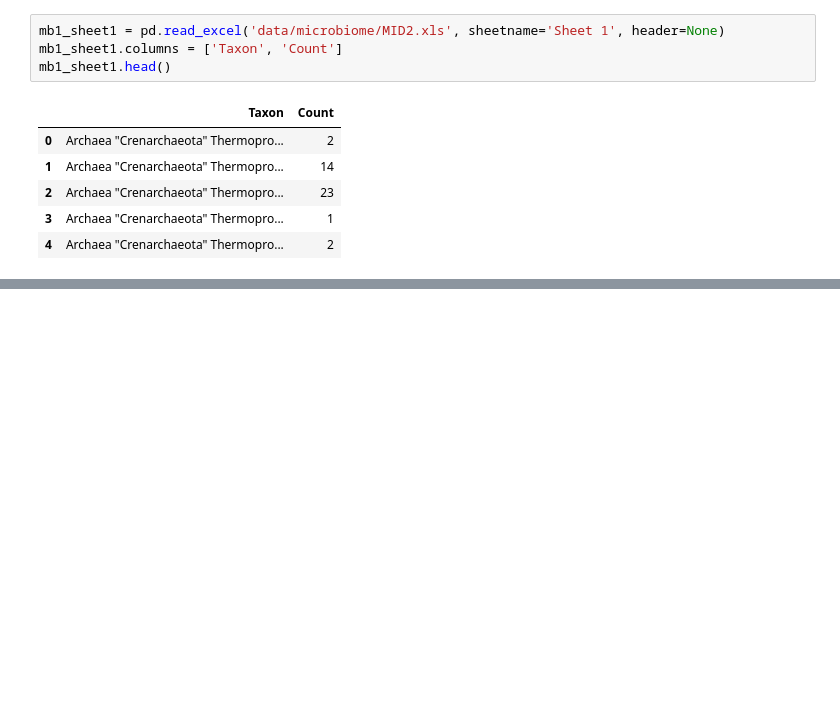
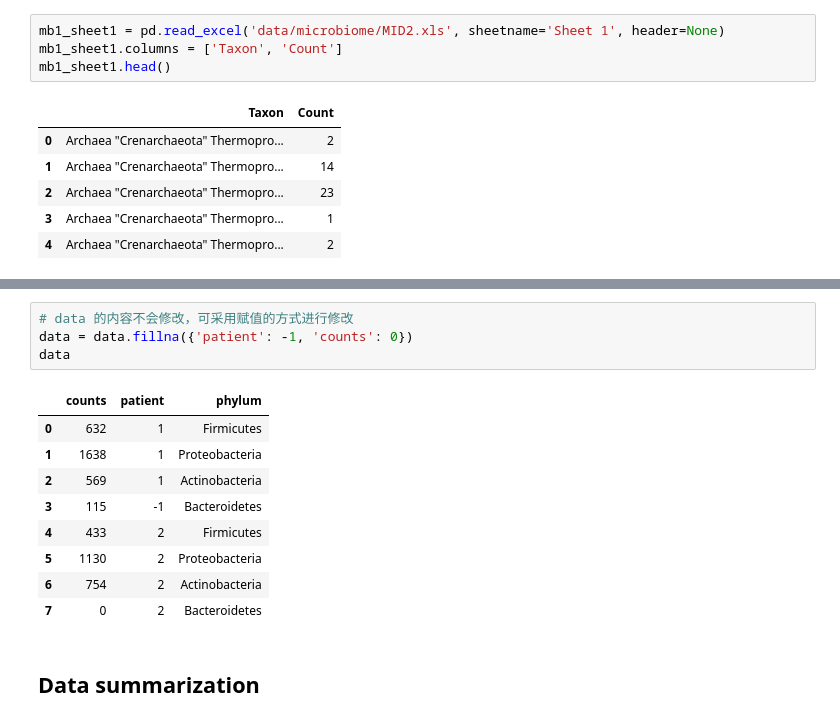
Before and after one commit to SunnyMarkLiu/PythonDataAnalysis, a Jupyter notebook: Introduce to Pandas/Introduction to Pandas.ipynb, the cells around one changed output, grey strips where cells are left out. Cells and saved outputs as stored; diff of their text form; blank space fills up the shorter version.

```diff
--- a/Introduce to Pandas/Introduction to Pandas.ipynb
+++ b/Introduce to Pandas/Introduction to Pandas.ipynb
@@ -741,0 +915,16 @@ mb1_sheet1.head()
+# %%
+# data 的内容不会修改，可采用赋值的方式进行修改
+data = data.fillna({'patient': -1, 'counts': 0})
+data
+# %% [output]
+|  | counts | patient | phylum |
+| 0 | 632 | 1 | Firmicutes |
+| 1 | 1638 | 1 | Proteobacteria |
+| 2 | 569 | 1 | Actinobacteria |
+| 3 | 115 | -1 | Bacteroidetes |
+| 4 | 433 | 2 | Firmicutes |
+| 5 | 1130 | 2 | Proteobacteria |
+| 6 | 754 | 2 | Actinobacteria |
+| 7 | 0 | 2 | Bacteroidetes |
+# %% [markdown]
+## Data summarization
```
Also changed, not shown: parts of 23 cells of this notebook.
